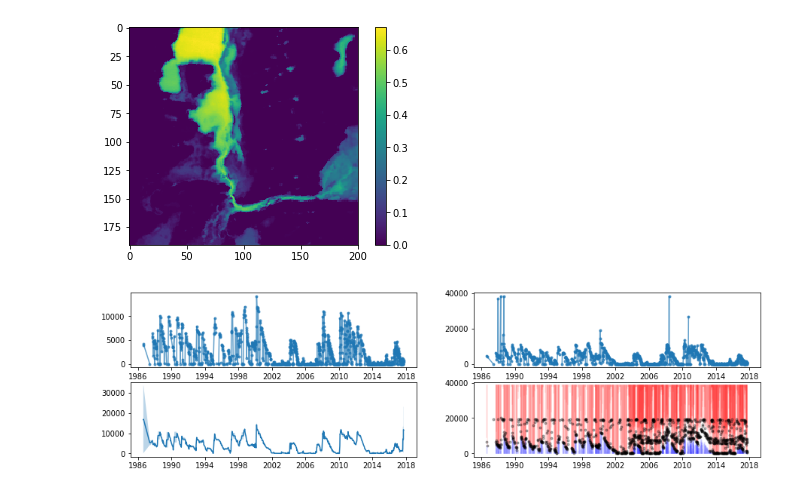
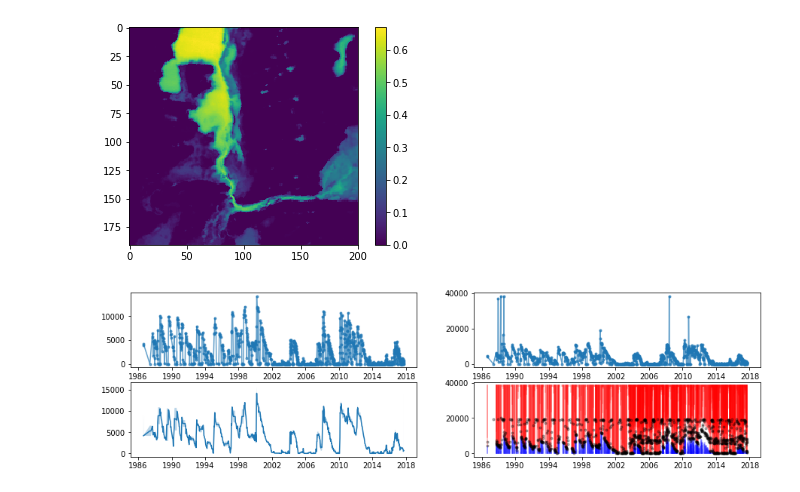
Before and after one commit to benjimin/aggregate-dynamics, a Jupyter notebook: Demo.ipynb, the cells around one changed output. Drawn from its saved outputs; the diff is of its cells as text; code cells hidden in the pictures.

```diff
--- a/Demo.ipynb
+++ b/Demo.ipynb
@@ -30,10 +26,14 @@ plt.plot()
 # %%
-fig, axes = plt.subplots(2,2)
-axes = axes.ravel()
-aggregate.Naive(stack).plot(axes=axes[0])
-aggregate.Broken(stack).plot(axes=axes[1])
-aggregate.ConstantBracket(stack).plot(axes=axes[2])
-aggregate.NaiveBounds(stack).plot(axes=axes[3])
-fig.set_figwidth(15)
+def fourplot(stack):
+    timerange = stack.time.data[[0,-1]]
+    fig, axes = plt.subplots(2,2)
+    axes = axes.ravel()
+    aggregate.Naive()(stack.water).lineplot(axes=axes[0])
+    aggregate.Broken()(stack.water).lineplot(axes=axes[1])
+    #aggregate.Bracket(timerange)(stack.water).envelopeplot(axes=axes[2])
+    aggregate.Bracket()(stack.water).envelopeplot(axes=axes[2])
+    aggregate.Conservative()(stack.water).discreteplot(axes=axes[3])
+    fig.set_figwidth(15)
+fourplot(stack)
 # %% [output]
-[figure, old version]
+[figure, new version]
```
Also changed, not shown: parts of 11 cells of this notebook, 2 other files.
